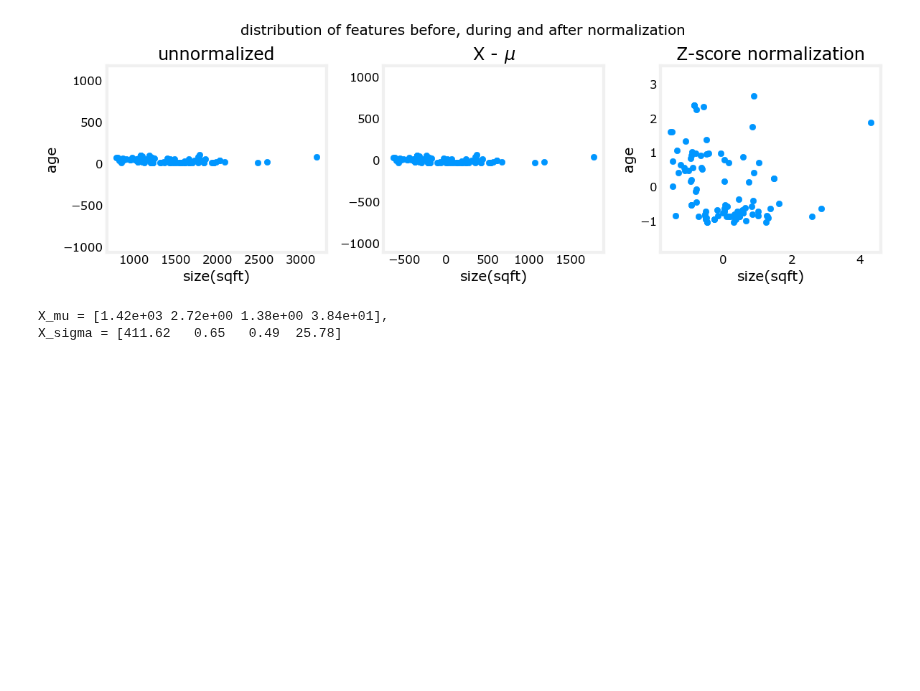
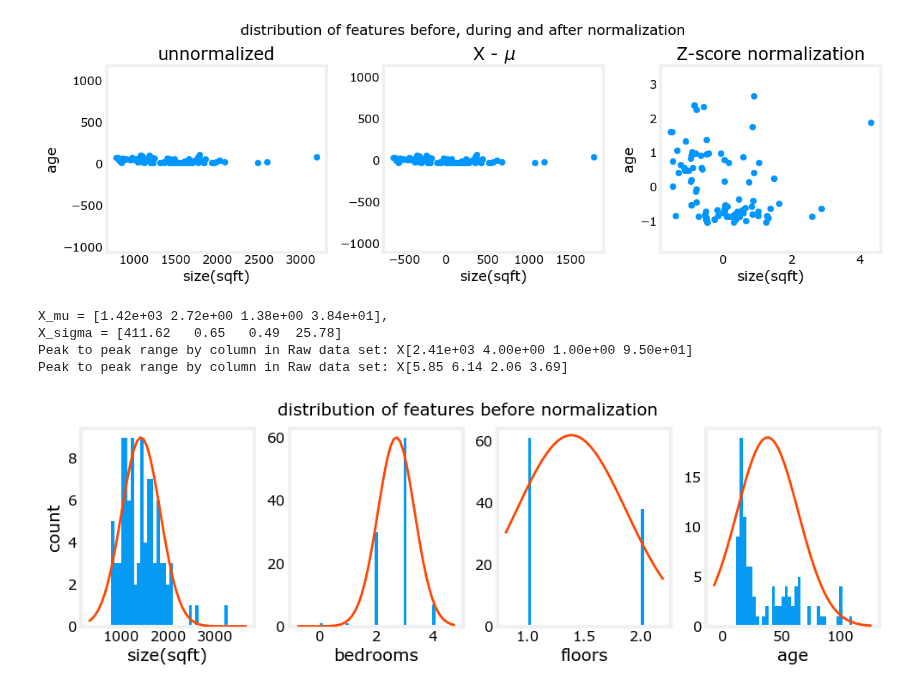
Before and after one commit to amansingh202/python_learning, a Jupyter notebook: ML_week2_lab03.ipynb, the cells around one changed output. Cells and saved outputs as stored; diff of their text form; code cells hidden in the pictures; blank space fills up the shorter version.

Commit message:
normalizing in action before and after effects

```diff
--- a/ML_week2_lab03.ipynb
+++ b/ML_week2_lab03.ipynb
@@ -146,7 +146,30 @@ plt.show()
 X_norm, X_mu, X_sigma = zscore_normalization(X_train)
 print(f"X_mu = {X_mu}, \nX_sigma = {X_sigma}")
 
-print(f"Peak to peak range by column in Raw data set: X{np.ptp(X-)}")
+print(f"Peak to peak range by column in Raw data set: X{np.ptp(X_train, axis = 0)}")
+print(f"Peak to peak range by column in Raw data set: X{np.ptp(X_norm, axis = 0)}")
 # %% [output]
 X_mu = [1.42e+03 2.72e+00 1.38e+00 3.84e+01],
 X_sigma = [411.62   0.65   0.49  25.78]
+Peak to peak range by column in Raw data set: X[2.41e+03 4.00e+00 1.00e+00 9.50e+01]
+Peak to peak range by column in Raw data set: X[5.85 6.14 2.06 3.69]
+# %%
+fig, ax = plt.subplots(1,4, figsize = (12, 3))
+
+for i in range(len(ax)):
+    norm_plot(ax[i], X_train[:, i])
+    ax[i].set_xlabel(X_features[i])
+
+ax[0].set_ylabel('count')
+fig.suptitle("distribution of features before normalization")
+plt.show()
+
+
+for i in range (len(ax)):
+    norm_plot(ax[i], X_train[:, i])
+    ax[i].set_xlabel(X_features[i])
+
+ax[0].set_ylabel('count')
+fig.suptitle("distribution of features after ")
+# %% [output]
+[figure, added]
```
